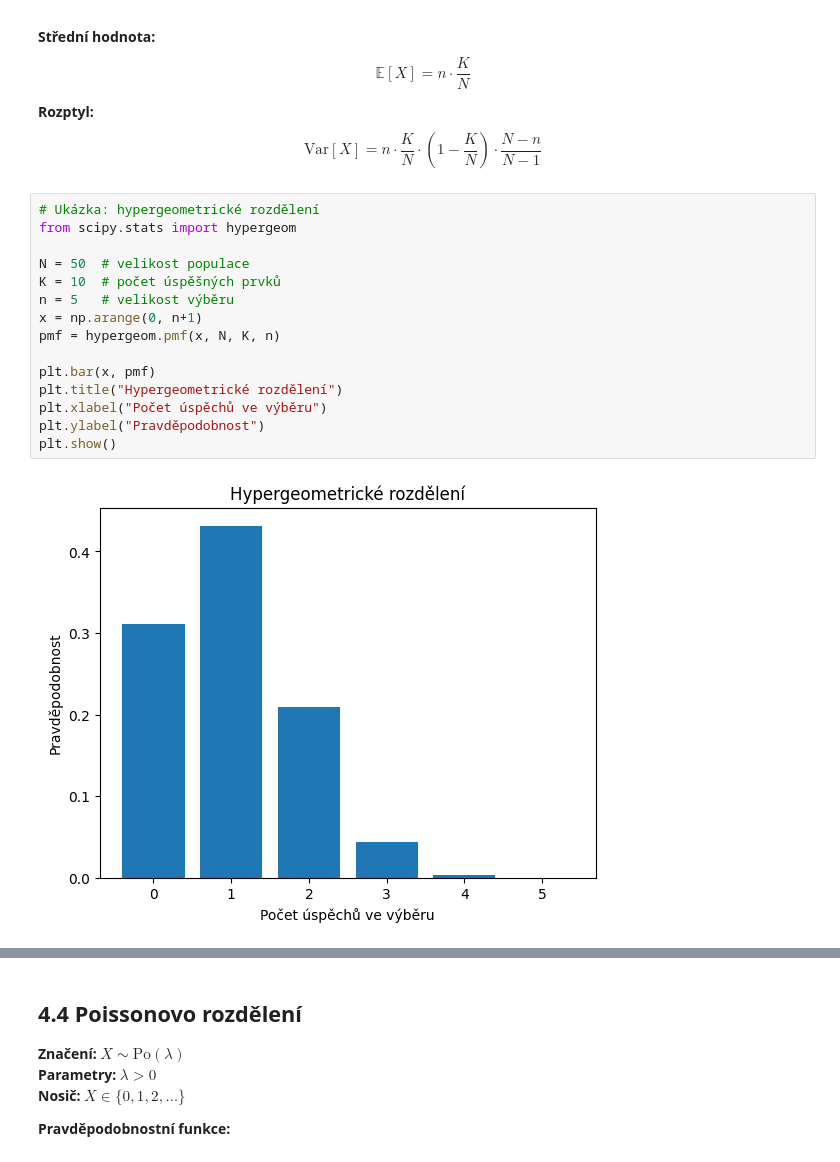
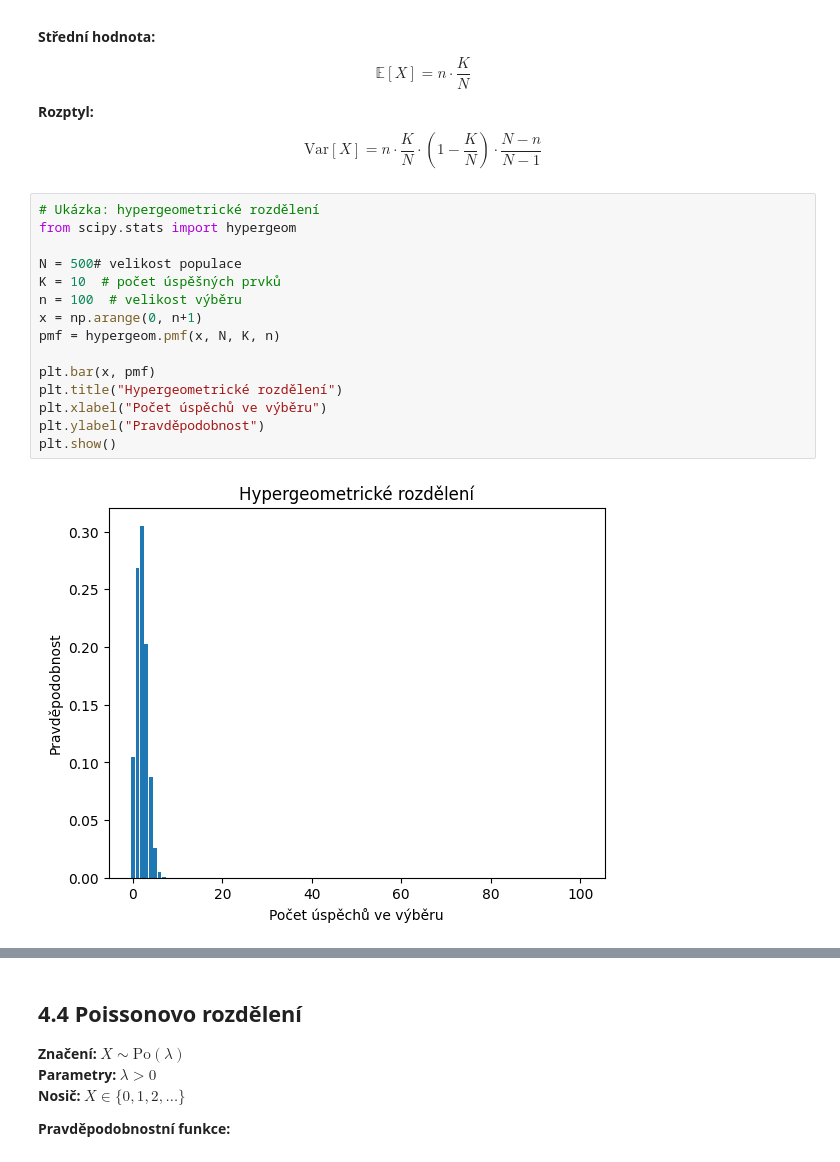
Before and after one commit to zcu-sediva/PSA, a Jupyter notebook: kapitola_4_diskretni_rozdeleni.ipynb, the cells around one changed output, grey strips where cells are left out. Saved outputs shown, nothing was run; the diff lists cells and outputs as text.

```diff
--- a/kapitola_4_diskretni_rozdeleni.ipynb
+++ b/kapitola_4_diskretni_rozdeleni.ipynb
@@ -119,20 +120,20 @@ $$
 # %%
 # Ukázka: hypergeometrické rozdělení
 from scipy.stats import hypergeom
 
-N = 50  # velikost populace
+N = 500# velikost populace
 K = 10  # počet úspěšných prvků
-n = 5   # velikost výběru
+n = 100  # velikost výběru
 x = np.arange(0, n+1)
 pmf = hypergeom.pmf(x, N, K, n)
 
 plt.bar(x, pmf)
 plt.title("Hypergeometrické rozdělení")
 plt.xlabel("Počet úspěchů ve výběru")
 plt.ylabel("Pravděpodobnost")
 plt.show()
 # %% [output]
-[figure, old version]
+[figure, new version]
 # %%
 
 import numpy as np
```
Also changed, not shown: parts of 4 cells of this notebook, 10 other files.
